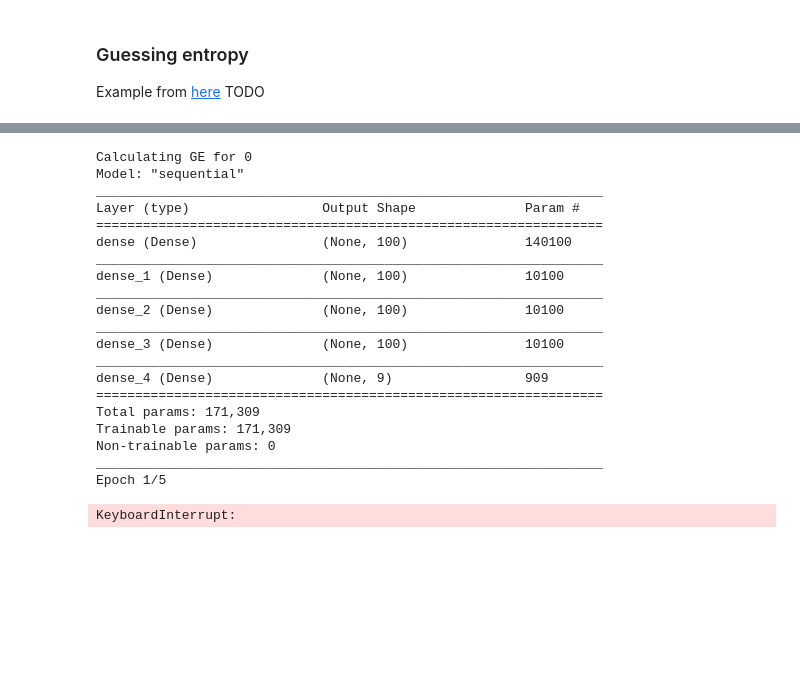
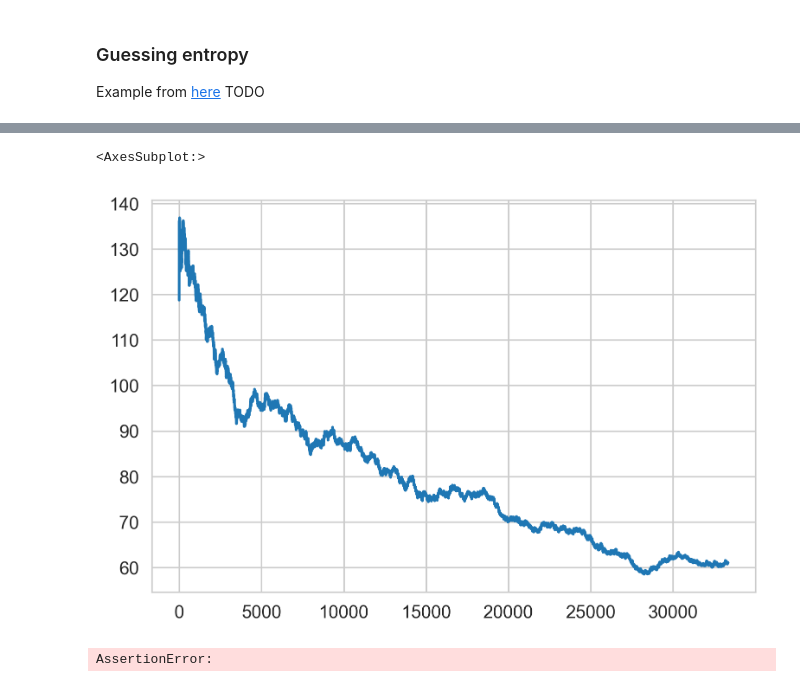
Before and after one commit to ccberg/LA, a Jupyter notebook: books/sca/profiled.ipynb, the cells around one changed output, grey strips where cells are left out. Drawn from its saved outputs; the diff is of its cells as text; code cells hidden in the pictures; blank space fills up the shorter version.

```diff
--- a/books/sca/profiled.ipynb
+++ b/books/sca/profiled.ipynb
@@ -96,7 +98,7 @@ def compute_ge(runs, model, correct_key, x_attack, attack_plaintext, key_rank_re
     return guessing_entropy
 # %%
 def store_results(database: Database, method: str, pollution: Pollution, ge: int):
-    file_name = f"results_{database.name}.csv"
+    file_name = f"results/{database.name}.csv"
     with open(file_name, 'a') as f:
         f.write(f"{method};{pollution.type.name};{pollution.parameter};{ge}\n")
 
@@ -136,5 +138,10 @@ def get_ge(db: Database, pollution: Pollution, do_plot=False):
     print(f"{pollution.get_name()}: ge=({ge[-1]})")
     store_results(db, "sca_hw", pollution, ge[-1])
 
+    return ge
 
-# get_ge(Database.ascad, Pollution(PollutionType.gauss, 40))
+
+POLLUTION_PARAMETER = 40
+POLLUTION_TYPE = PollutionType.gauss
+
+GE = get_ge(Database.ascad, Pollution(POLLUTION_TYPE, POLLUTION_PARAMETER))
@@ -141,3 +166,14 @@ def get_ge(db: Database, pollution: Pollution, do_plot=False):
+# %%
+FILE_SUFFIX = file_suffix(POLLUTION_TYPE, POLLUTION_PARAMETER)
+pd.DataFrame({"Profiled SCA": GE}).to_csv(f"results/sca-ge{FILE_SUFFIX}.csv")
+sns.lineplot(data=GE)
+# %% [output]
+<AxesSubplot:>
+[figure, added]
+# %%
+assert False
+# %% [output]
+AssertionError:
 # %%
 DB = Database.ascad
 POLL_TYPE = PollutionType.gauss
@@ -152,25 +188,3 @@ while True:
         if os.path.exists(TRS.path):
             get_ge(DB, POLL)
             clear_session()
-# %% [output]
-Calculating GE for 0
-Model: "sequential"
-_________________________________________________________________
-Layer (type)                 Output Shape              Param #
-=================================================================
-dense (Dense)                (None, 100)               140100
-_________________________________________________________________
-dense_1 (Dense)              (None, 100)               10100
-_________________________________________________________________
-dense_2 (Dense)              (None, 100)               10100
-_________________________________________________________________
-dense_3 (Dense)              (None, 100)               10100
-_________________________________________________________________
-dense_4 (Dense)              (None, 9)                 909
-=================================================================
-Total params: 171,309
-Trainable params: 171,309
-Non-trainable params: 0
-_________________________________________________________________
-Epoch 1/5
-KeyboardInterrupt:
```
Also changed, not shown: parts of 2 cells of this notebook, 26 other files.
